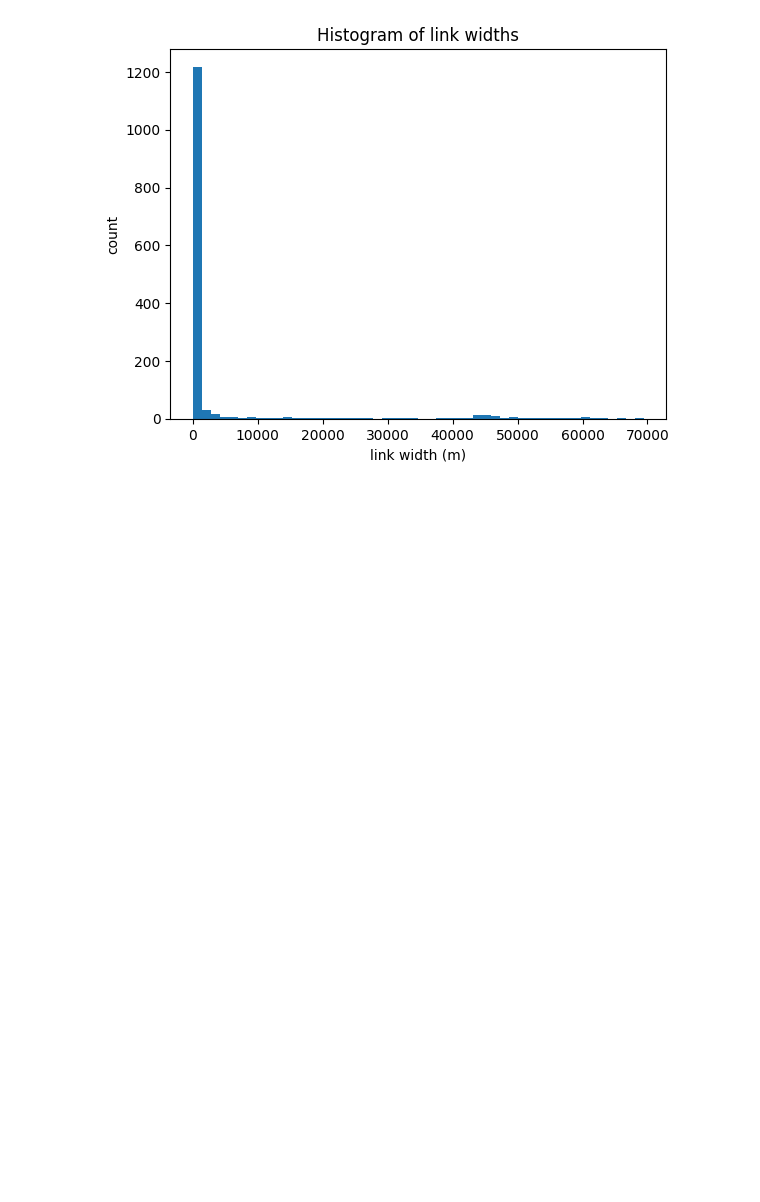
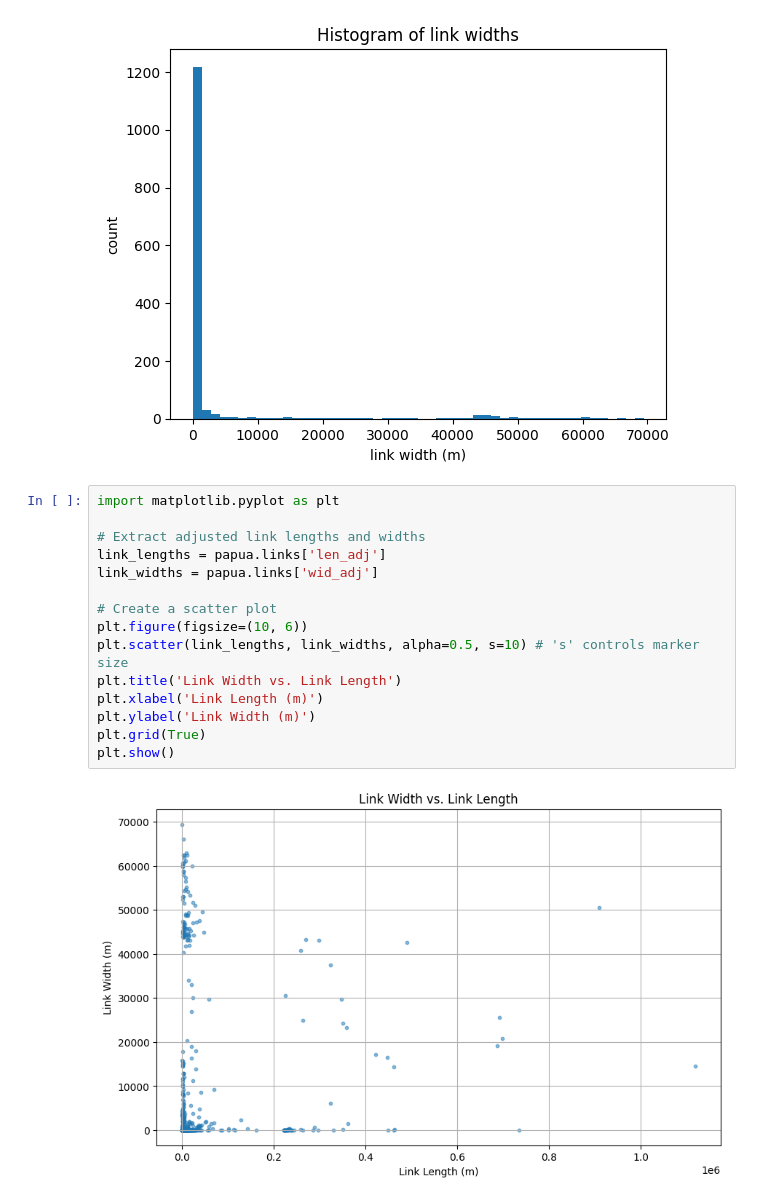
Before and after one commit to valinarp/TidalStudy, a Jupyter notebook: RivGraphmod.ipynb, the cells around one changed output. Saved outputs shown, nothing was run; the diff lists cells and outputs as text; blank space fills up the shorter version.

```diff
--- a/RivGraphmod.ipynb
+++ b/RivGraphmod.ipynb
@@ -557,3 +557,20 @@ plt.title('Histogram of link widths')
 # %% [output]
 Text(0.5, 1.0, 'Histogram of link widths')
 [figure]
+# %%
+import matplotlib.pyplot as plt
+
+# Extract adjusted link lengths and widths
+link_lengths = papua.links['len_adj']
+link_widths = papua.links['wid_adj']
+
+# Create a scatter plot
+plt.figure(figsize=(10, 6))
+plt.scatter(link_lengths, link_widths, alpha=0.5, s=10) # 's' controls marker size
+plt.title('Link Width vs. Link Length')
+plt.xlabel('Link Length (m)')
+plt.ylabel('Link Width (m)')
+plt.grid(True)
+plt.show()
+# %% [output]
+[figure, added]
```
Also changed, not shown: parts of 1 cell of this notebook.
